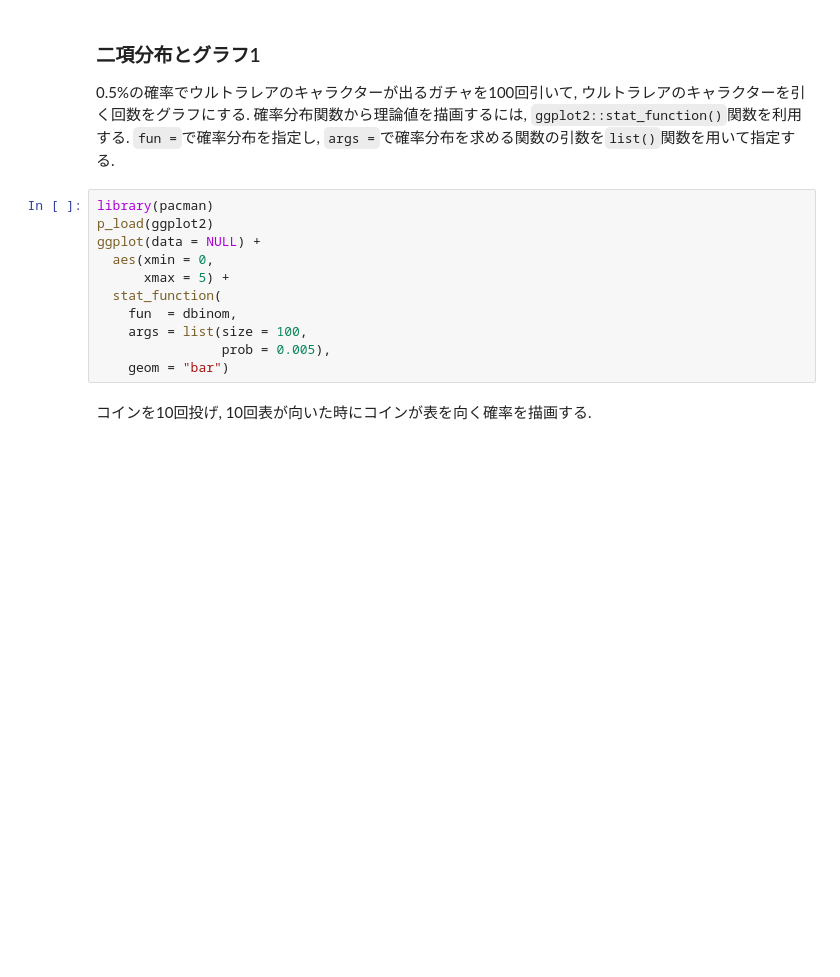
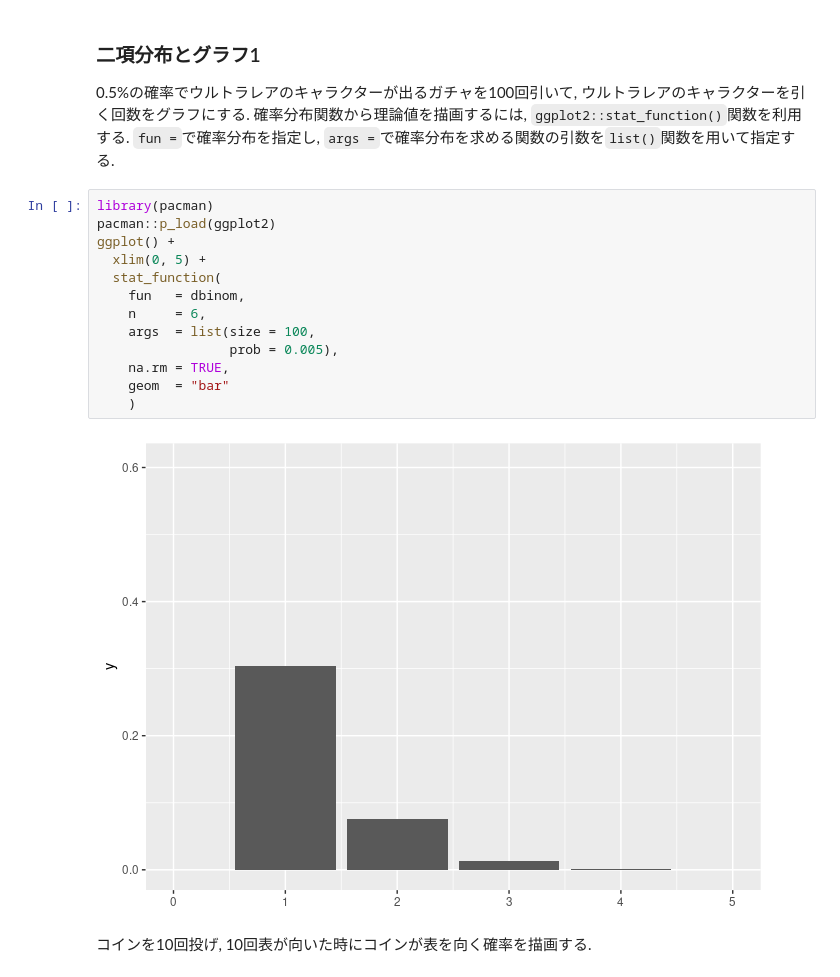
Before and after one commit to N-Yukihiro/Intro2Stats_SFC, a Jupyter notebook: Lecture-03/prob_dens.ipynb, the cells around one changed output. Cells and saved outputs as stored; diff of their text form; blank space fills up the shorter version.

```diff
--- a/Lecture-03/prob_dens.ipynb
+++ b/Lecture-03/prob_dens.ipynb
@@ -69,15 +87,19 @@ pbinom(q = 1, size = 100, prob = 0.005, lower.tail = FALSE)
 `args =`で確率分布を求める関数の引数を`list()`関数を用いて指定する.
 # %%
 library(pacman)
-p_load(ggplot2)
-ggplot(data = NULL) +
-  aes(xmin = 0,
-      xmax = 5) +
+pacman::p_load(ggplot2)
+ggplot() +
+  xlim(0, 5) +
   stat_function(
-    fun  = dbinom,
-    args = list(size = 100,
-                prob = 0.005),
-    geom = "bar")
+    fun   = dbinom,
+    n     = 6,
+    args  = list(size = 100,
+                 prob = 0.005),
+    na.rm = TRUE,
+    geom  = "bar"
+    )
+# %% [output]
+[figure, added]
 # %% [markdown]
 コインを10回投げ, 10回表が向いた時にコインが表を向く確率を描画する.
 # %%
```
Also changed, not shown: parts of 44 cells of this notebook, 1 other file.
